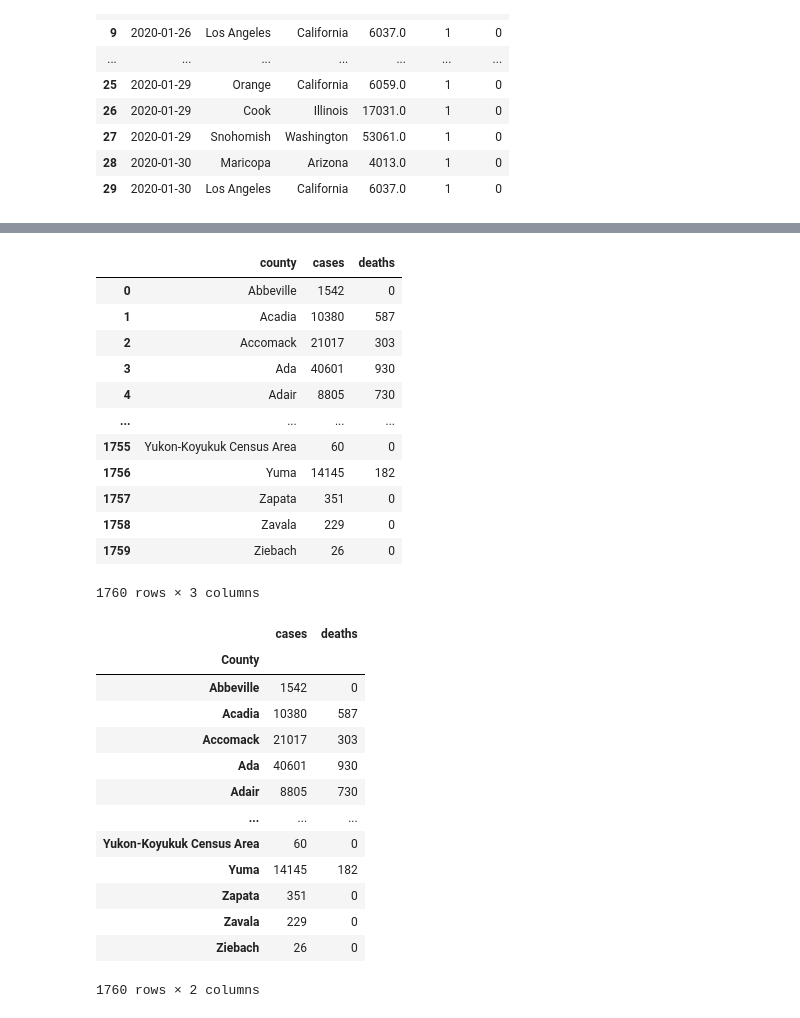
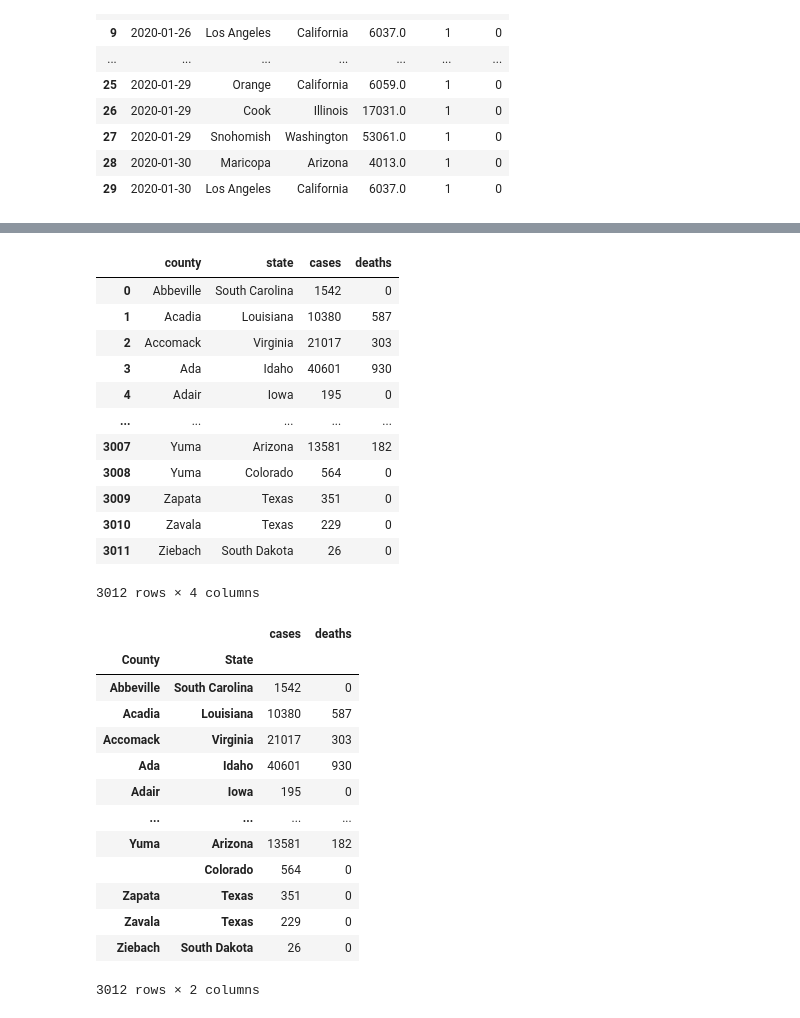
Before and after one commit to RHartley09/Project_1, a Jupyter notebook: JPB-conversion-import-TEST.ipynb, the cells around one changed output, grey strips where cells are left out. Cells and saved outputs as stored; diff of their text form; code cells hidden in the pictures.

```diff
--- a/JPB-conversion-import-TEST.ipynb
+++ b/JPB-conversion-import-TEST.ipynb
@@ -138,7 +138,7 @@ cov_counties_2_df.head(30)
 | 28 | 2020-01-30 | Maricopa | Arizona | 4013.0 | 1 | 0 |
 | 29 | 2020-01-30 | Los Angeles | California | 6037.0 | 1 | 0 |
 # %%
-cov_counties2_df = cov_counties_2_df.groupby(['county']).agg({'cases': 'sum', 'deaths': 'sum'})
+cov_counties2_df = cov_counties_2_df.groupby(['county', 'state']).agg({'cases': 'sum', 'deaths': 'sum'})
 # %%
 cov_counties2_df
 # %% [output]
@@ -159,34 +159,34 @@ cov_counties2_df
 # %%
 cov_counties2_df.reset_index()
 # %% [output]
-|  | county | cases | deaths |
-| 0 | Abbeville | 1542 | 0 |
-| 1 | Acadia | 10380 | 587 |
-| 2 | Accomack | 21017 | 303 |
-| 3 | Ada | 40601 | 930 |
-| 4 | Adair | 8805 | 730 |
-| ... | ... | ... | ... |
-| 1755 | Yukon-Koyukuk Census Area | 60 | 0 |
-| 1756 | Yuma | 14145 | 182 |
-| 1757 | Zapata | 351 | 0 |
-| 1758 | Zavala | 229 | 0 |
-| 1759 | Ziebach | 26 | 0 |
+|  | county | state | cases | deaths |
+| 0 | Abbeville | South Carolina | 1542 | 0 |
+| 1 | Acadia | Louisiana | 10380 | 587 |
+| 2 | Accomack | Virginia | 21017 | 303 |
+| 3 | Ada | Idaho | 40601 | 930 |
+| 4 | Adair | Iowa | 195 | 0 |
+| ... | ... | ... | ... | ... |
+| 3007 | Yuma | Arizona | 13581 | 182 |
+| 3008 | Yuma | Colorado | 564 | 0 |
+| 3009 | Zapata | Texas | 351 | 0 |
+| 3010 | Zavala | Texas | 229 | 0 |
+| 3011 | Ziebach | South Dakota | 26 | 0 |
-1760 rows × 3 columns
+3012 rows × 4 columns
 # %%
-cov_counties2_df.index = cov_counties2_df.index.set_names(['County'])
+cov_counties2_df.index = cov_counties2_df.index.set_names(['County', 'State'])
 cov_counties2_df
 # %% [output]
-|  | cases | deaths |
-| County |  |  |
-| Abbeville | 1542 | 0 |
-| Acadia | 10380 | 587 |
-| Accomack | 21017 | 303 |
-| Ada | 40601 | 930 |
-| Adair | 8805 | 730 |
-| ... | ... | ... |
-| Yukon-Koyukuk Census Area | 60 | 0 |
-| Yuma | 14145 | 182 |
-| Zapata | 351 | 0 |
-| Zavala | 229 | 0 |
-| Ziebach | 26 | 0 |
+|  |  | cases | deaths |
+| County | State |  |  |
+| Abbeville | South Carolina | 1542 | 0 |
+| Acadia | Louisiana | 10380 | 587 |
+| Accomack | Virginia | 21017 | 303 |
+| Ada | Idaho | 40601 | 930 |
+| Adair | Iowa | 195 | 0 |
+| ... | ... | ... | ... |
+| Yuma | Arizona | 13581 | 182 |
+|  | Colorado | 564 | 0 |
+| Zapata | Texas | 351 | 0 |
+| Zavala | Texas | 229 | 0 |
+| Ziebach | South Dakota | 26 | 0 |
-1760 rows × 2 columns
+3012 rows × 2 columns
```
Also changed, not shown: parts of 4 cells of this notebook, 2 other files.
